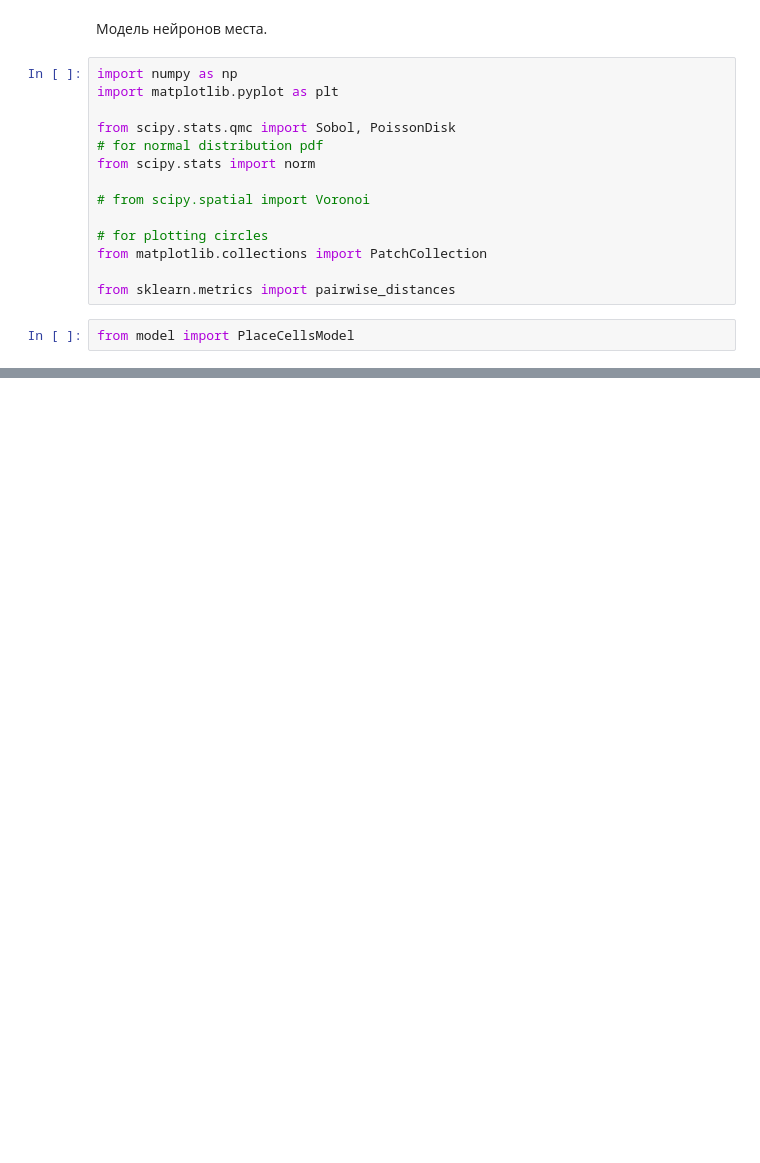
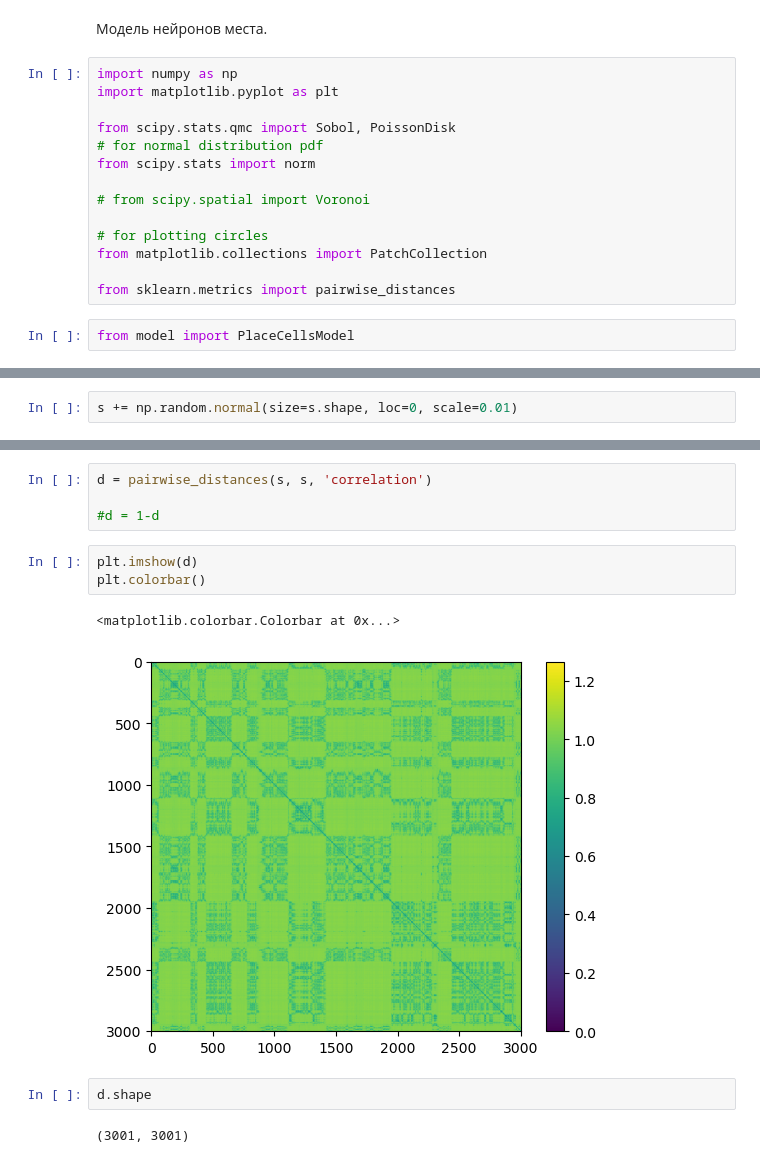
Before and after one commit to bekemax/cognitive-maps, a Jupyter notebook: example.ipynb, the cells around one changed output, grey strips where cells are left out. Cells and saved outputs as stored; diff of their text form; blank space fills up the shorter version.

```diff
--- a/example.ipynb
+++ b/example.ipynb
@@ -57,0 +64,2 @@ Text(0, 0.5, 'time')
+# %%
+s += np.random.normal(size=s.shape, loc=0, scale=0.01)
@@ -57,0 +105,14 @@ Text(0, 0.5, 'time')
+# %%
+d = pairwise_distances(s, s, 'correlation')
+
+#d = 1-d
+# %%
+plt.imshow(d)
+plt.colorbar()
+# %% [output]
+<matplotlib.colorbar.Colorbar at 0x...>
+[figure, added]
+# %%
+d.shape
+# %% [output]
+(3001, 3001)
```
Also changed, not shown: parts of 8 cells of this notebook, 2 other files.
